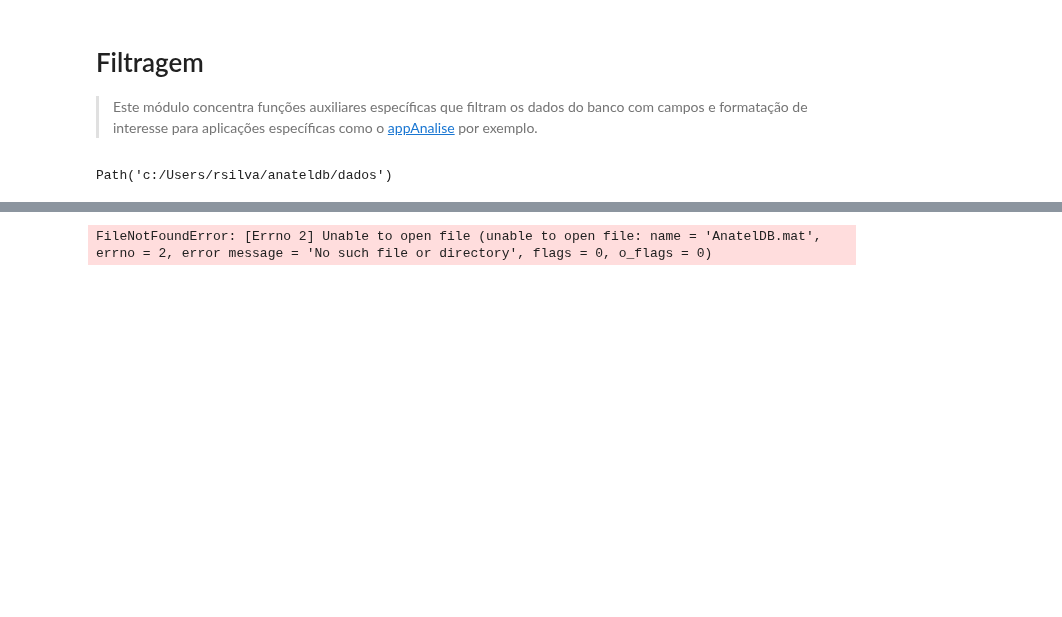
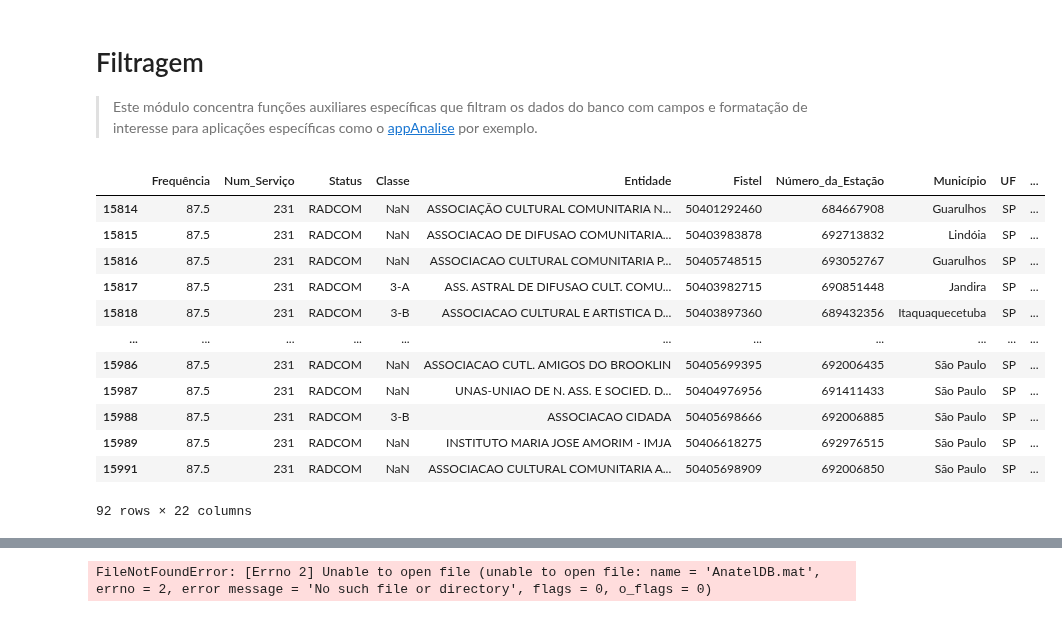
Before and after one commit to ronaldokun/anateldb, a Jupyter notebook: nbs/filter.ipynb, the cells around one changed output, grey strips where cells are left out. Cells and saved outputs as stored; diff of their text form; code cells hidden in the pictures; blank space fills up the shorter version.

```diff
--- a/nbs/filter.ipynb
+++ b/nbs/filter.ipynb
@@ -229,6 +141,3 @@ def formatar_db(
     console.print("Sucesso :zap:")
 # %%
 pasta = Path.cwd().parent / 'dados'
-pasta
-# %% [output]
-Path('c:/Users/rsilva/anateldb/dados')
@@ -234,0 +148,20 @@ Path('c:/Users/rsilva/anateldb/dados')
+# %%
+b = pd.read_feather(pasta / 'base.fth')
+# %%
+sp = b[(b.Frequência == 87.5) & (b.UF == 'SP')]
+# %%
+sp
+# %% [output]
+|  | Frequência | Num_Serviço | Status | Classe | Entidade | Fistel | Número_da_Estação | Município | UF | ... |
+| 15814 | 87.5 | 231 | RADCOM | NaN | ASSOCIAÇÃO CULTURAL COMUNITARIA N... | 50401292460 | 684667908 | Guarulhos | SP | ... |
+| 15815 | 87.5 | 231 | RADCOM | NaN | ASSOCIACAO DE DIFUSAO COMUNITARIA... | 50403983878 | 692713832 | Lindóia | SP | ... |
+| 15816 | 87.5 | 231 | RADCOM | NaN | ASSOCIACAO CULTURAL COMUNITARIA P... | 50405748515 | 693052767 | Guarulhos | SP | ... |
+| 15817 | 87.5 | 231 | RADCOM | 3-A | ASS. ASTRAL DE DIFUSAO CULT. COMU... | 50403982715 | 690851448 | Jandira | SP | ... |
+| 15818 | 87.5 | 231 | RADCOM | 3-B | ASSOCIACAO CULTURAL E ARTISTICA D... | 50403897360 | 689432356 | Itaquaquecetuba | SP | ... |
+| ... | ... | ... | ... | ... | ... | ... | ... | ... | ... | ... |
+| 15986 | 87.5 | 231 | RADCOM | NaN | ASSOCIACAO CUTL. AMIGOS DO BROOKLIN | 50405699395 | 692006435 | São Paulo | SP | ... |
+| 15987 | 87.5 | 231 | RADCOM | NaN | UNAS-UNIAO DE N. ASS. E SOCIED. D... | 50404976956 | 691411433 | São Paulo | SP | ... |
+| 15988 | 87.5 | 231 | RADCOM | 3-B | ASSOCIACAO CIDADA | 50405698666 | 692006885 | São Paulo | SP | ... |
+| 15989 | 87.5 | 231 | RADCOM | NaN | INSTITUTO MARIA JOSE AMORIM - IMJA | 50406618275 | 692976515 | São Paulo | SP | ... |
+| 15991 | 87.5 | 231 | RADCOM | NaN | ASSOCIACAO CULTURAL COMUNITARIA A... | 50405698909 | 692006850 | São Paulo | SP | ... |
+92 rows × 22 columns
```
Also changed, not shown: parts of 12 cells of this notebook, 22 other files.
